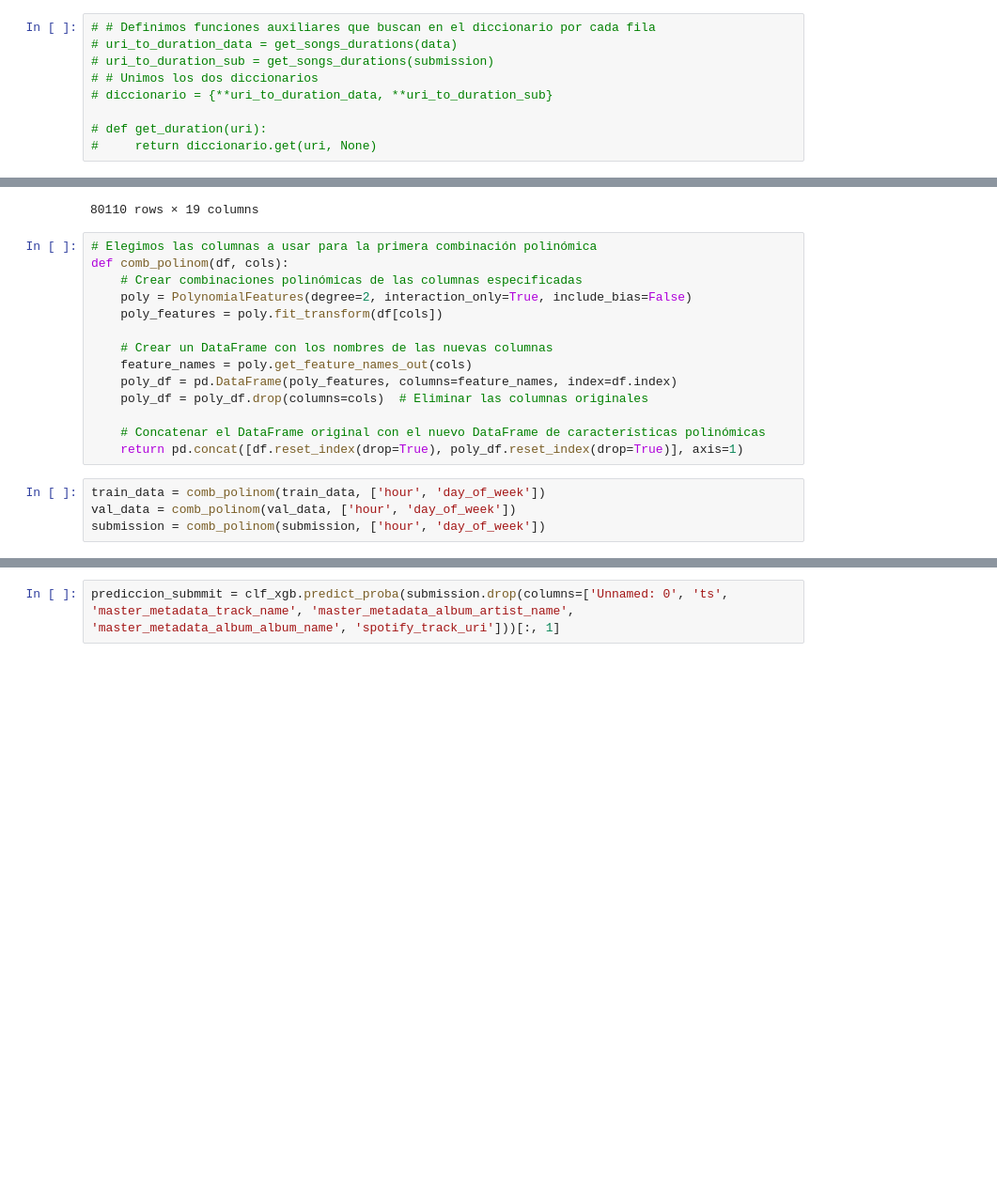
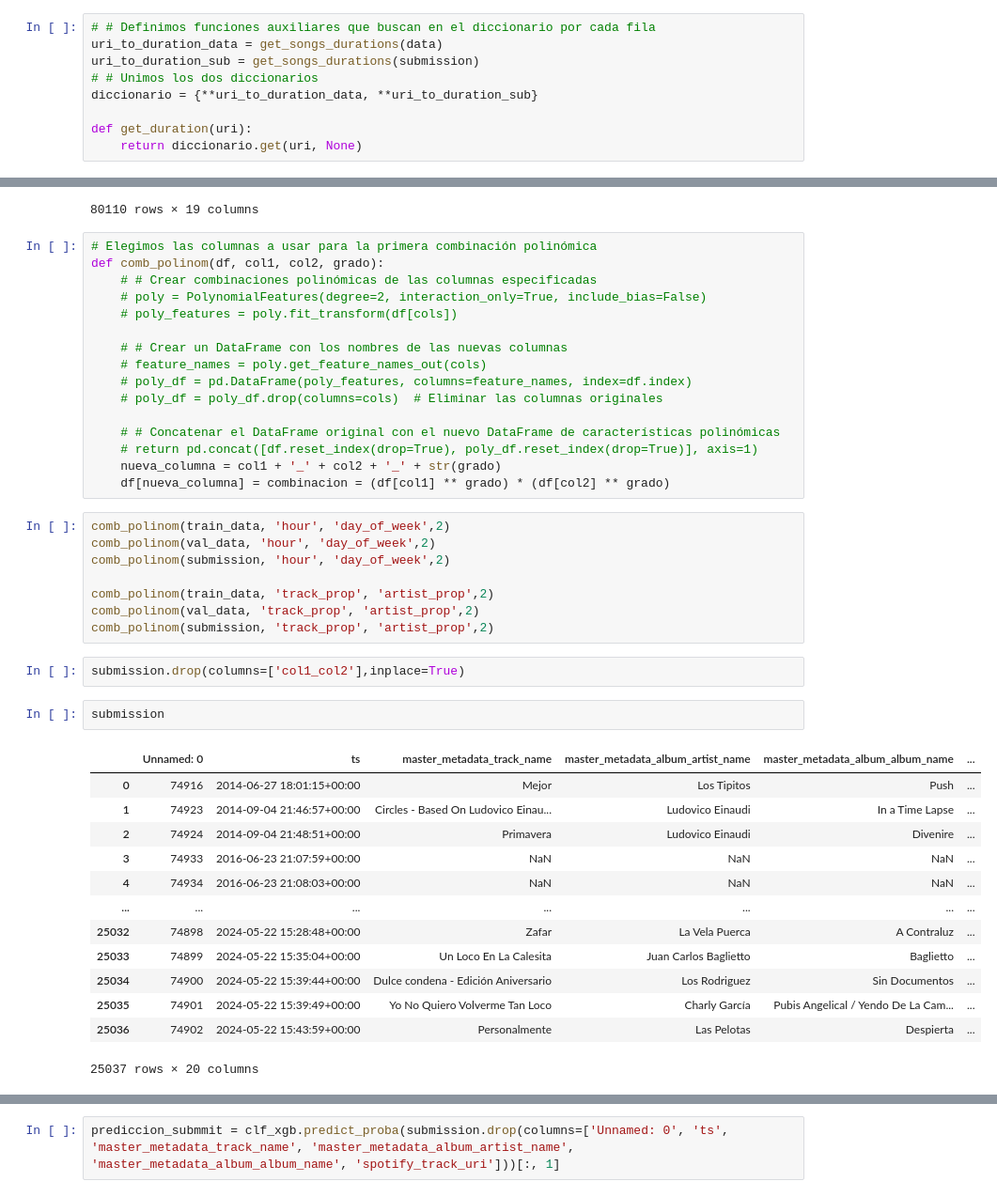
Before and after one commit to Dafydd8/TP2, a Jupyter notebook: XGBoost_holdout.ipynb, the cells around one changed output, grey strips where cells are left out. Shown: that part at 94% size. Saved outputs shown, nothing was run; the diff lists cells and outputs as text; blank space fills up the shorter version.

```diff
--- a/XGBoost_holdout.ipynb
+++ b/XGBoost_holdout.ipynb
@@ -301,10 +264,10 @@ def get_songs_durations(df):
     return uri_to_duration
 # %%
 # # Definimos funciones auxiliares que buscan en el diccionario por cada fila
-# uri_to_duration_data = get_songs_durations(data)
-# uri_to_duration_sub = get_songs_durations(submission)
+uri_to_duration_data = get_songs_durations(data)
+uri_to_duration_sub = get_songs_durations(submission)
 # # Unimos los dos diccionarios
-# diccionario = {**uri_to_duration_data, **uri_to_duration_sub}
+diccionario = {**uri_to_duration_data, **uri_to_duration_sub}
 
-# def get_duration(uri):
-#     return diccionario.get(uri, None)
+def get_duration(uri):
+    return diccionario.get(uri, None)
@@ -368,22 +334,46 @@ train_data
 80110 rows × 19 columns
 # %%
 # Elegimos las columnas a usar para la primera combinación polinómica
-def comb_polinom(df, cols):
-    # Crear combinaciones polinómicas de las columnas especificadas
-    poly = PolynomialFeatures(degree=2, interaction_only=True, include_bias=False)
-    poly_features = poly.fit_transform(df[cols])
+def comb_polinom(df, col1, col2, grado):
+    # # Crear combinaciones polinómicas de las columnas especificadas
+    # poly = PolynomialFeatures(degree=2, interaction_only=True, include_bias=False)
+    # poly_features = poly.fit_transform(df[cols])
 
-    # Crear un DataFrame con los nombres de las nuevas columnas
-    feature_names = poly.get_feature_names_out(cols)
-    poly_df = pd.DataFrame(poly_features, columns=feature_names, index=df.index)
-    poly_df = poly_df.drop(columns=cols)  # Eliminar las columnas originales
+    # # Crear un DataFrame con los nombres de las nuevas columnas
+    # feature_names = poly.get_feature_names_out(cols)
+    # poly_df = pd.DataFrame(poly_features, columns=feature_names, index=df.index)
+    # poly_df = poly_df.drop(columns=cols)  # Eliminar las columnas originales
 
-    # Concatenar el DataFrame original con el nuevo DataFrame de características polinómicas
-    return pd.concat([df.reset_index(drop=True), poly_df.reset_index(drop=True)], axis=1)
+    # # Concatenar el DataFrame original con el nuevo DataFrame de características polinómicas
+    # return pd.concat([df.reset_index(drop=True), poly_df.reset_index(drop=True)], axis=1)
+    nueva_columna = col1 + '_' + col2 + '_' + str(grado)
+    df[nueva_columna] = combinacion = (df[col1] ** grado) * (df[col2] ** grado)
 # %%
-train_data = comb_polinom(train_data, ['hour', 'day_of_week'])
-val_data = comb_polinom(val_data, ['hour', 'day_of_week'])
-submission = comb_polinom(submission, ['hour', 'day_of_week'])
+comb_polinom(train_data, 'hour', 'day_of_week',2)
+comb_polinom(val_data, 'hour', 'day_of_week',2)
+comb_polinom(submission, 'hour', 'day_of_week',2)
+
+comb_polinom(train_data, 'track_prop', 'artist_prop',2)
+comb_polinom(val_data, 'track_prop', 'artist_prop',2)
+comb_polinom(submission, 'track_prop', 'artist_prop',2)
+# %%
+submission.drop(columns=['col1_col2'],inplace=True)
+# %%
+submission
+# %% [output]
+|  | Unnamed: 0 | ts | master_metadata_track_name | master_metadata_album_artist_name | master_metadata_album_album_name | ... |
+| 0 | 74916 | 2014-06-27 18:01:15+00:00 | Mejor | Los Tipitos | Push | ... |
+| 1 | 74923 | 2014-09-04 21:46:57+00:00 | Circles - Based On Ludovico Einau... | Ludovico Einaudi | In a Time Lapse | ... |
+| 2 | 74924 | 2014-09-04 21:48:51+00:00 | Primavera | Ludovico Einaudi | Divenire | ... |
+| 3 | 74933 | 2016-06-23 21:07:59+00:00 | NaN | NaN | NaN | ... |
+| 4 | 74934 | 2016-06-23 21:08:03+00:00 | NaN | NaN | NaN | ... |
+| ... | ... | ... | ... | ... | ... | ... |
+| 25032 | 74898 | 2024-05-22 15:28:48+00:00 | Zafar | La Vela Puerca | A Contraluz | ... |
+| 25033 | 74899 | 2024-05-22 15:35:04+00:00 | Un Loco En La Calesita | Juan Carlos Baglietto | Baglietto | ... |
+| 25034 | 74900 | 2024-05-22 15:39:44+00:00 | Dulce condena - Edición Aniversario | Los Rodriguez | Sin Documentos | ... |
+| 25035 | 74901 | 2024-05-22 15:39:49+00:00 | Yo No Quiero Volverme Tan Loco | Charly García | Pubis Angelical / Yendo De La Cam... | ... |
+| 25036 | 74902 | 2024-05-22 15:43:59+00:00 | Personalmente | Las Pelotas | Despierta | ... |
+25037 rows × 20 columns
 # %%
 #skips seguidos
 
```
Also changed, not shown: parts of 30 cells of this notebook, 1 other file.
